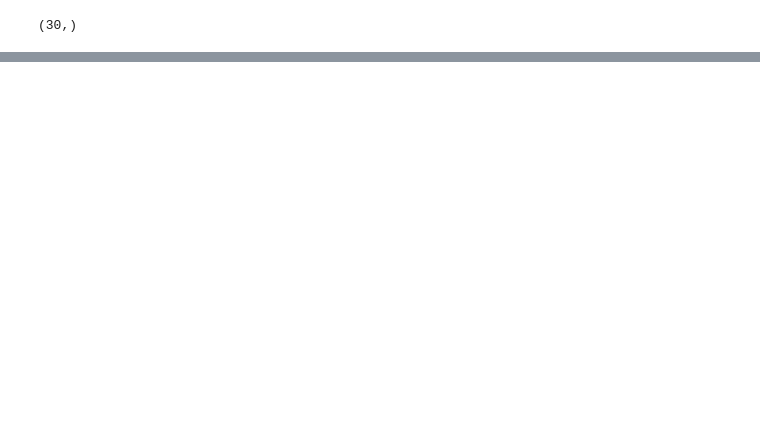
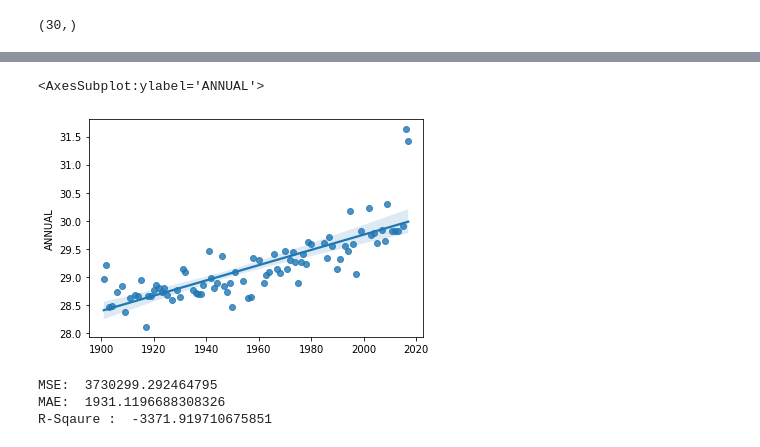
Before and after one commit to RanjeetKumbhar01/TE_IT_ML_ASSIGNMENTS_SPPU, a Jupyter notebook: Assignment_2.ipynb, the cells around one changed output, grey strips where cells are left out. Drawn from its saved outputs; the diff is of its cells as text; code cells hidden in the pictures; blank space fills up the shorter version.

Commit message:
Kaggle Notebook | ML_ASSIGNMENT_2 (TE_IT_SPPU) | Version 1.2 | Added Model Performance Metrics

```diff
--- a/Assignment_2.ipynb
+++ b/Assignment_2.ipynb
@@ -253,0 +254,14 @@ plt.show()
+# %%
+sns.regplot(data=df,x=x_train,y=y_train,)
+# %% [output]
+<AxesSubplot:ylabel='ANNUAL'>
+[figure, added]
+# %%
+from sklearn.metrics import mean_absolute_error,mean_squared_error,r2_score
+print(f"MSE:  {mean_squared_error(x_test,y_pred)}")
+print(f"MAE:  {mean_absolute_error(x_test,y_pred)}")
+print(f"R-Sqaure :  {r2_score(x_test,y_pred)}")
+# %% [output]
+MSE:  3730299.292464795
+MAE:  1931.1196688308326
+R-Sqaure :  -3371.919710675851
```
Also changed, not shown: parts of 4 cells of this notebook.
